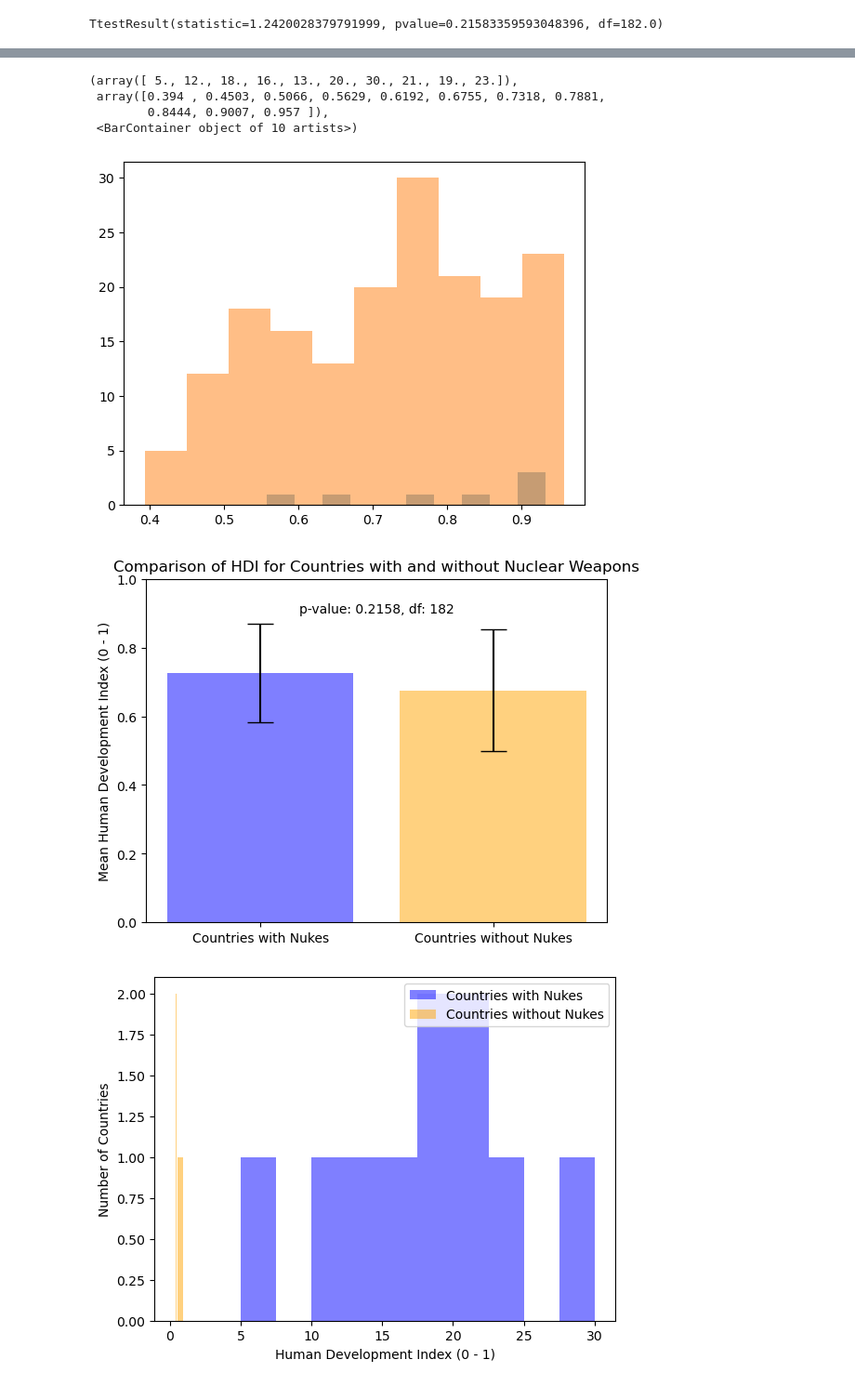
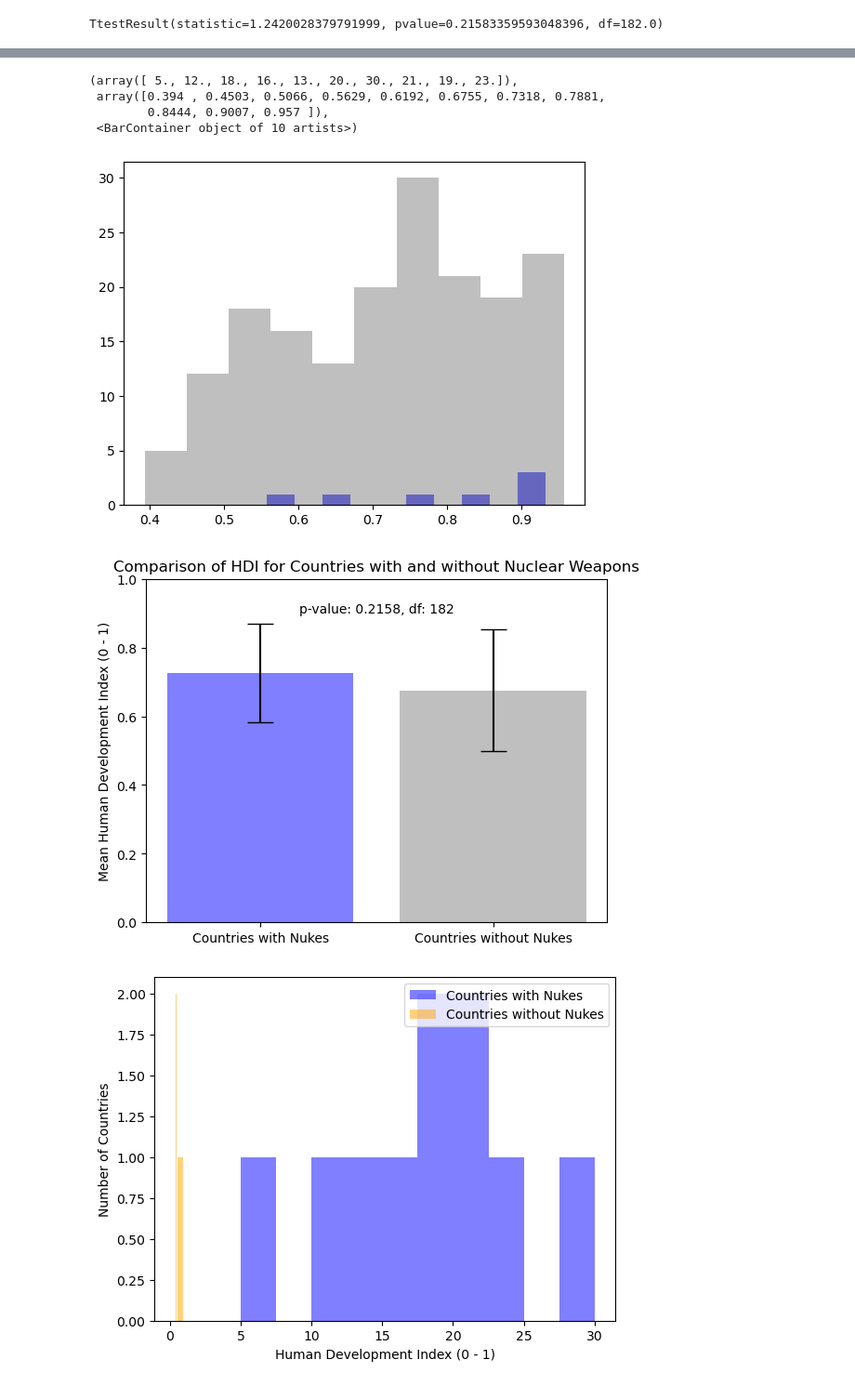
Before and after one commit to Blackbullbjj/eco_v_nukes, a Jupyter notebook: enviornment.ipynb, the cells around one changed output, grey strips where cells are left out. Shown at 93% size. Cells and saved outputs as stored; diff of their text form; code cells hidden in the pictures.

```diff
--- a/enviornment.ipynb
+++ b/enviornment.ipynb
@@ -160,12 +263,12 @@ TtestResult(statistic=1.2420028379791999, pvalue=0.21583359593048396, df=182.0)
 # %%
-plt.hist(countries_nukes["Human Development Index (0 - 1)"], alpha=0.5)
-plt.hist(countries_not_nukes["Human Development Index (0 - 1)"], alpha=0.5)
+plt.hist(countries_nukes["Human Development Index (0 - 1)"], alpha=0.7, color='blue')
+plt.hist(countries_not_nukes["Human Development Index (0 - 1)"], alpha=0.5, color='gray')
 # %% [output]
 (array([ 5., 12., 18., 16., 13., 20., 30., 21., 19., 23.]),
  array([0.394 , 0.4503, 0.5066, 0.5629, 0.6192, 0.6755, 0.7318, 0.7881,
         0.8444, 0.9007, 0.957 ]),
  <BarContainer object of 10 artists>)
-[figure, old version]
+[figure, new version]
 # %%
 hdi_nukes = np.array([0.5, 0.6, 0.7, 0.8, 0.9, 0.55, 0.65, 0.75, 0.85, 0.95])
 hdi_not_nukes = np.array([0.394 , 0.4503, 0.5066, 0.5629, 0.6192, 0.6755, 0.7318, 0.7881, 0.8444, 0.9007, 0.957 ])
@@ -187,7 +290,7 @@ stds = [std_hdi_nukes, std_hdi_not_nukes]
 x = np.arange(len(labels))
 
 fig, ax = plt.subplots()
-ax.bar(x, means, yerr=stds, align='center', alpha=0.5, capsize=10, color=['blue', 'orange'])
+ax.bar(x, means, yerr=stds, align='center', alpha=0.5, capsize=10, color=['blue', 'gray'])
 ax.set_ylabel('Mean Human Development Index (0 - 1)')
 ax.set_xticks(x)
 ax.set_xticklabels(labels)
@@ -201,7 +304,7 @@ plt.text(0.5, 0.9, f'p-value: {p_value_updated:.4f}, df: {df}', horizontalalignm
 
 plt.show()
 # %% [output]
-[figure, old version]
+[figure, new version]
 # %%
 
 
```
Also changed, not shown: parts of 15 cells of this notebook, 9 other files.
